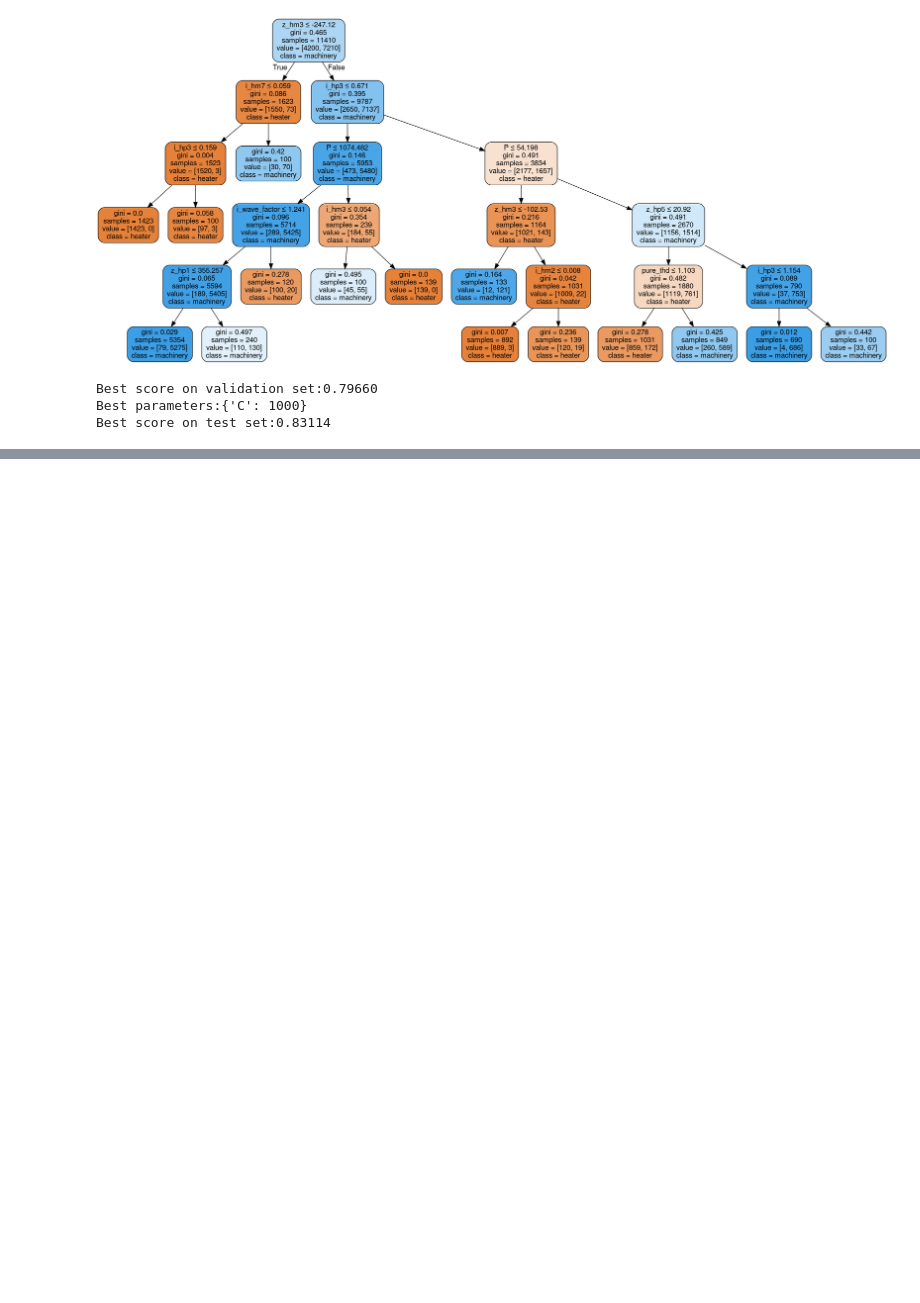
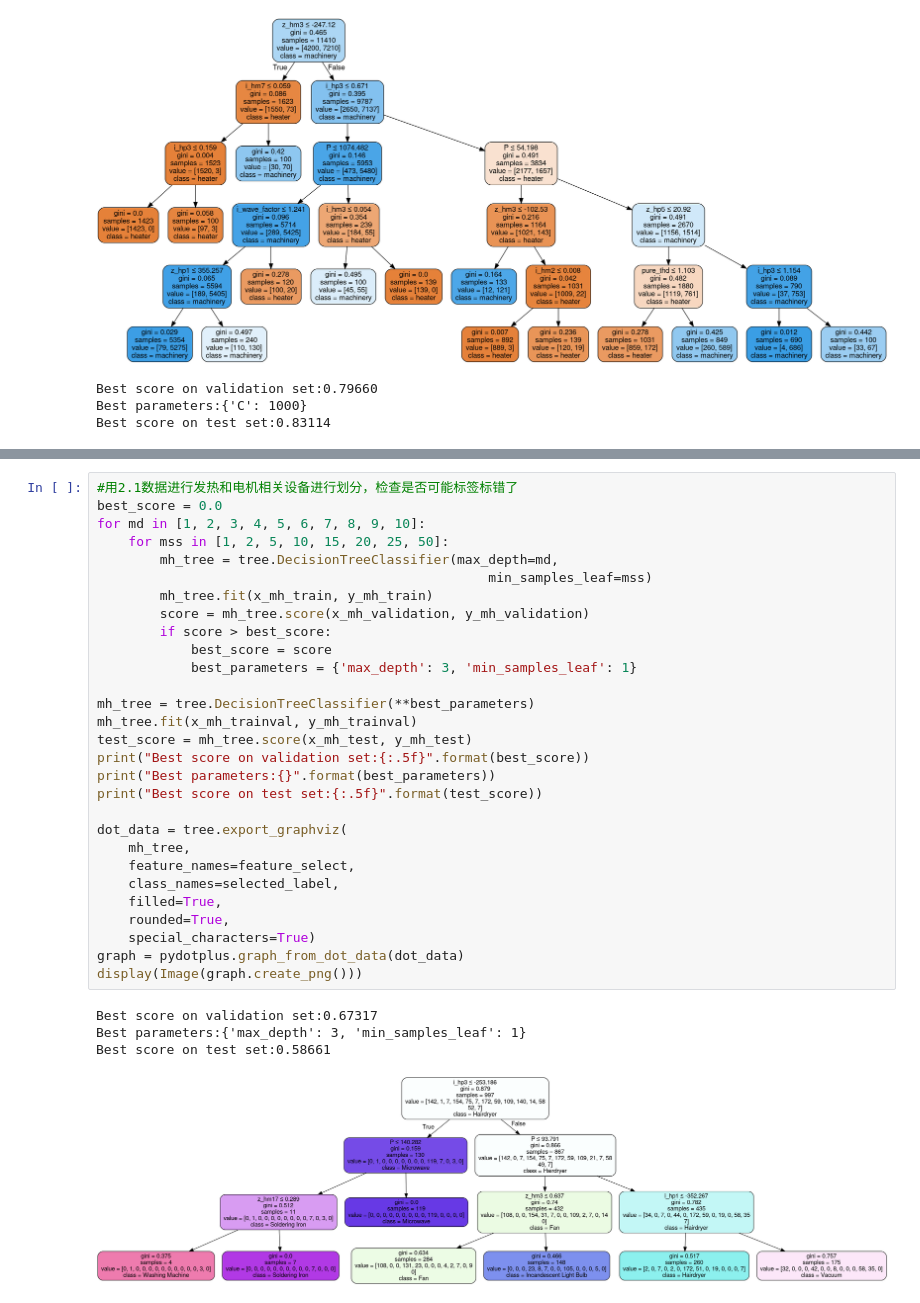
Before and after one commit to cflanscut/powerknowledge, a Jupyter notebook: model/knowledge_model1.1/module_classification.ipynb, the cells around one changed output, grey strips where cells are left out. Drawn from its saved outputs; the diff is of its cells as text; blank space fills up the shorter version.

```diff
--- a/model/knowledge_model1.1/module_classification.ipynb
+++ b/model/knowledge_model1.1/module_classification.ipynb
@@ -293,0 +371,34 @@ finished loading data, cost 4.344s
+# %%
+#用2.1数据进行发热和电机相关设备进行划分，检查是否可能标签标错了
+best_score = 0.0
+for md in [1, 2, 3, 4, 5, 6, 7, 8, 9, 10]:
+    for mss in [1, 2, 5, 10, 15, 20, 25, 50]:
+        mh_tree = tree.DecisionTreeClassifier(max_depth=md,
+                                                  min_samples_leaf=mss)
+        mh_tree.fit(x_mh_train, y_mh_train)
+        score = mh_tree.score(x_mh_validation, y_mh_validation)
+        if score > best_score:
+            best_score = score
+            best_parameters = {'max_depth': 3, 'min_samples_leaf': 1}
+
+mh_tree = tree.DecisionTreeClassifier(**best_parameters)
+mh_tree.fit(x_mh_trainval, y_mh_trainval)
+test_score = mh_tree.score(x_mh_test, y_mh_test)
+print("Best score on validation set:{:.5f}".format(best_score))
+print("Best parameters:{}".format(best_parameters))
+print("Best score on test set:{:.5f}".format(test_score))
+
+dot_data = tree.export_graphviz(
+    mh_tree,
+    feature_names=feature_select,
+    class_names=selected_label,
+    filled=True,
+    rounded=True,
+    special_characters=True)
+graph = pydotplus.graph_from_dot_data(dot_data)
+display(Image(graph.create_png()))
+# %% [output]
+Best score on validation set:0.67317
+Best parameters:{'max_depth': 3, 'min_samples_leaf': 1}
+Best score on test set:0.58661
+[figure, added]
```
Also changed, not shown: parts of 7 cells of this notebook.
